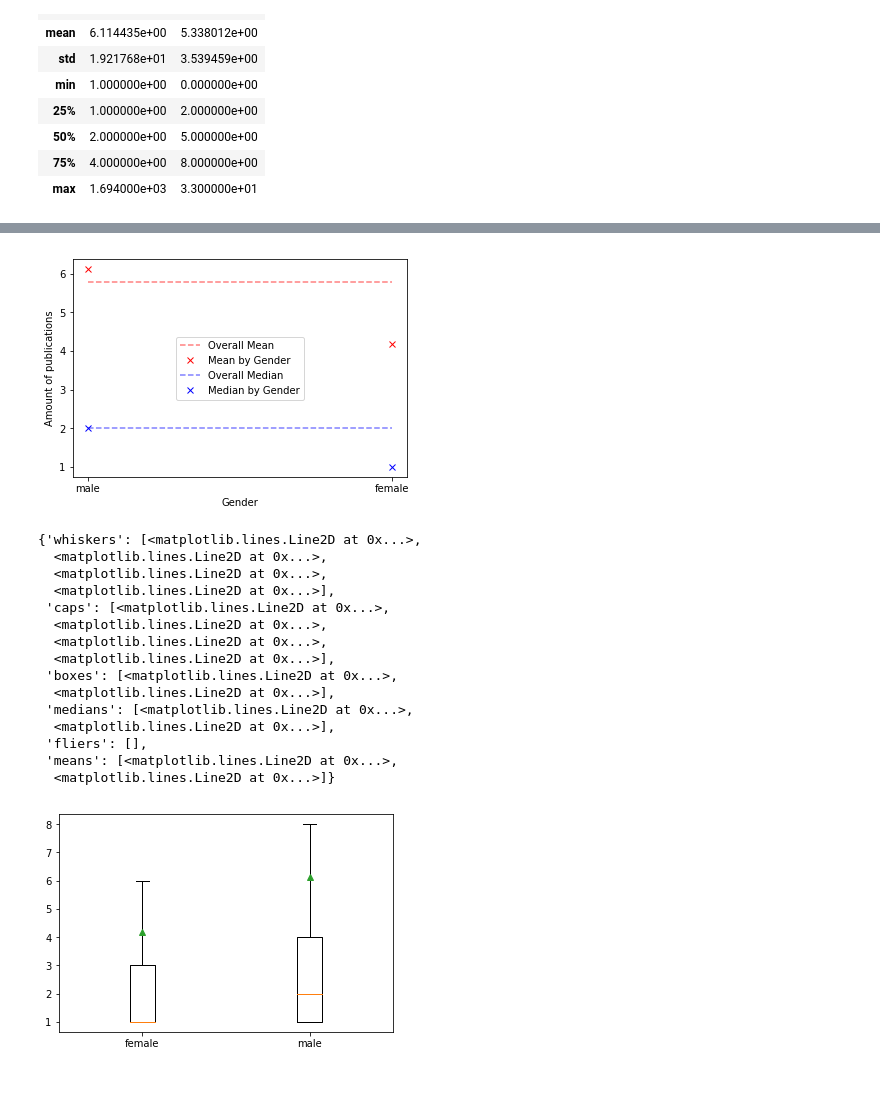
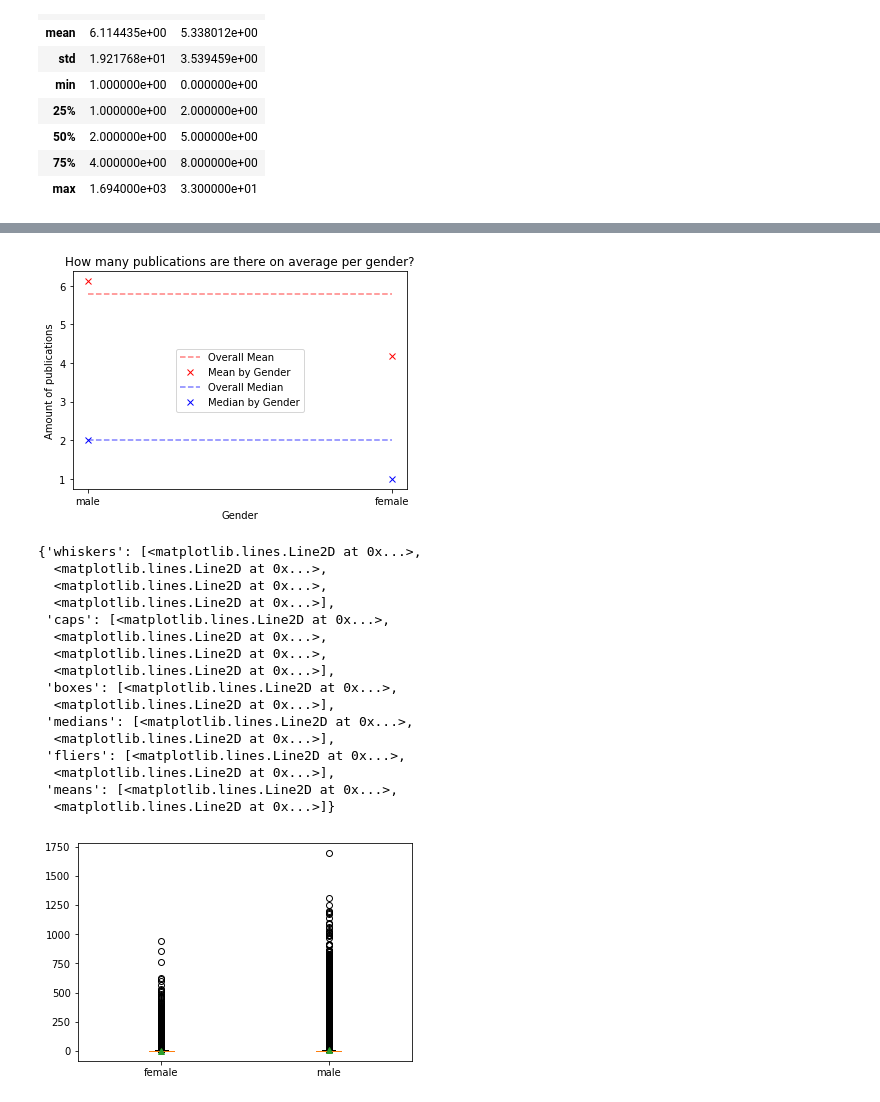
Before and after one commit to LiFaytheGoblin/Gender-Equality-in-CS-Publications, a Jupyter notebook: ExplorativeAnalysis.ipynb, the cells around one changed output, grey strips where cells are left out. Drawn from its saved outputs; the diff is of its cells as text; code cells hidden in the pictures.

```diff
--- a/ExplorativeAnalysis.ipynb
+++ b/ExplorativeAnalysis.ipynb
@@ -169,7 +140,9 @@ plt_g_median = plt.plot(['male', 'female'],[m_median, f_median], 'bx', label='Me
 plt.xlabel('Gender')
 plt.ylabel('Amount of publications')
 
+plt.title("How many publications are there on average per gender?")
+
 plt.legend(loc="center")
 plt.show()
 # %% [output]
-[figure, old version]
+[figure, new version]
@@ -177,21 +157,22 @@ plt.show()
 f = names[names['likely_gender'] == 'female']
 m = names[names['likely_gender'] == 'male']
 # %%
-plt.boxplot([f['n_publs'], m['n_publs']], showfliers=False, labels=["female", "male"], showmeans=True)
+plt.boxplot([f['n_publs'], m['n_publs']], labels=["female", "male"], showmeans=True)
 # %% [output]
 {'whiskers': [<matplotlib.lines.Line2D at 0x...>,
   <matplotlib.lines.Line2D at 0x...>,
   <matplotlib.lines.Line2D at 0x...>,
   <matplotlib.lines.Line2D at 0x...>],
  'caps': [<matplotlib.lines.Line2D at 0x...>,
   <matplotlib.lines.Line2D at 0x...>,
   <matplotlib.lines.Line2D at 0x...>,
   <matplotlib.lines.Line2D at 0x...>],
  'boxes': [<matplotlib.lines.Line2D at 0x...>,
   <matplotlib.lines.Line2D at 0x...>],
  'medians': [<matplotlib.lines.Line2D at 0x...>,
   <matplotlib.lines.Line2D at 0x...>],
- 'fliers': [],
+ 'fliers': [<matplotlib.lines.Line2D at 0x...>,
+  <matplotlib.lines.Line2D at 0x...>],
  'means': [<matplotlib.lines.Line2D at 0x...>,
   <matplotlib.lines.Line2D at 0x...>]}
-[figure, old version]
+[figure, new version]
```
Also changed, not shown: parts of 14 cells of this notebook.
